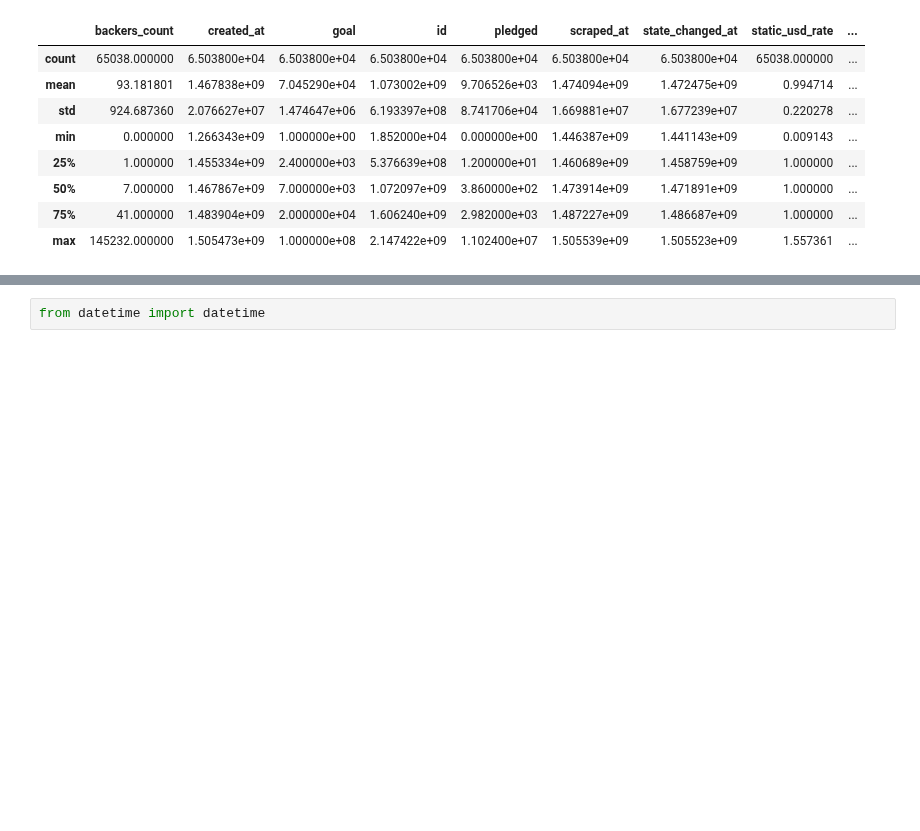
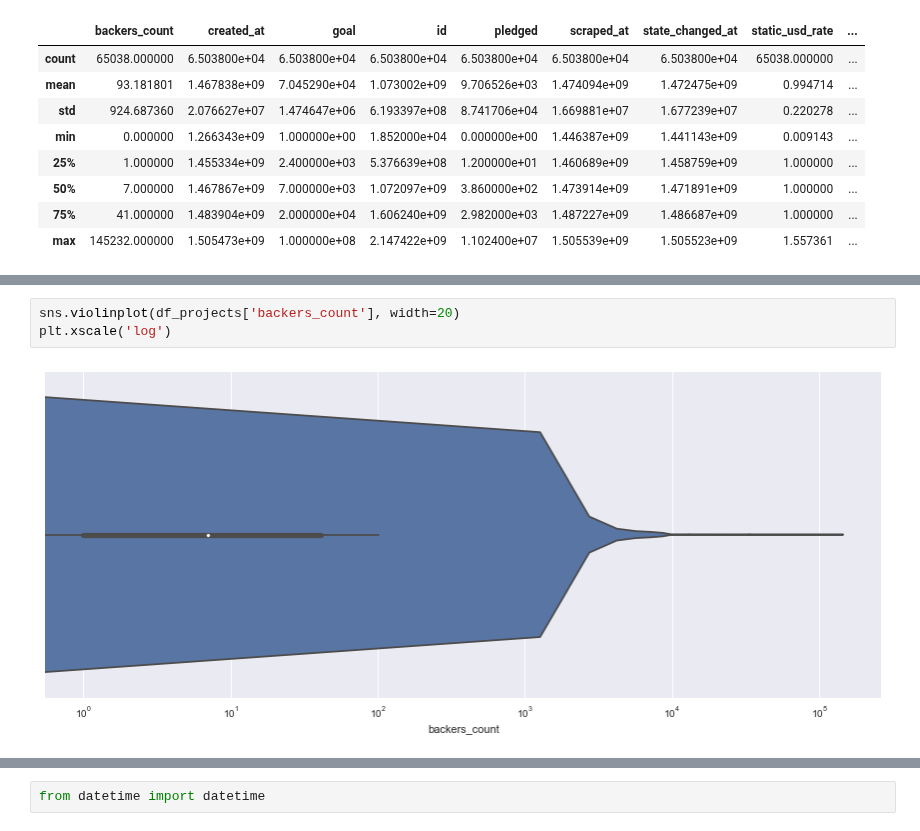
Before and after one commit to blanarik/kickstarter_success_prediction, a Jupyter notebook: 03_Kickstarter_data_integration.ipynb, the cells around one changed output, grey strips where cells are left out. Saved outputs shown, nothing was run; the diff lists cells and outputs as text; blank space fills up the shorter version.

```diff
--- a/03_Kickstarter_data_integration.ipynb
+++ b/03_Kickstarter_data_integration.ipynb
@@ -205,0 +168,5 @@ df_projects.describe()
+# %%
+sns.violinplot(df_projects['backers_count'], width=20)
+plt.xscale('log')
+# %% [output]
+[figure, added]
```
Also changed, not shown: parts of 56 cells of this notebook, 1 other file.
